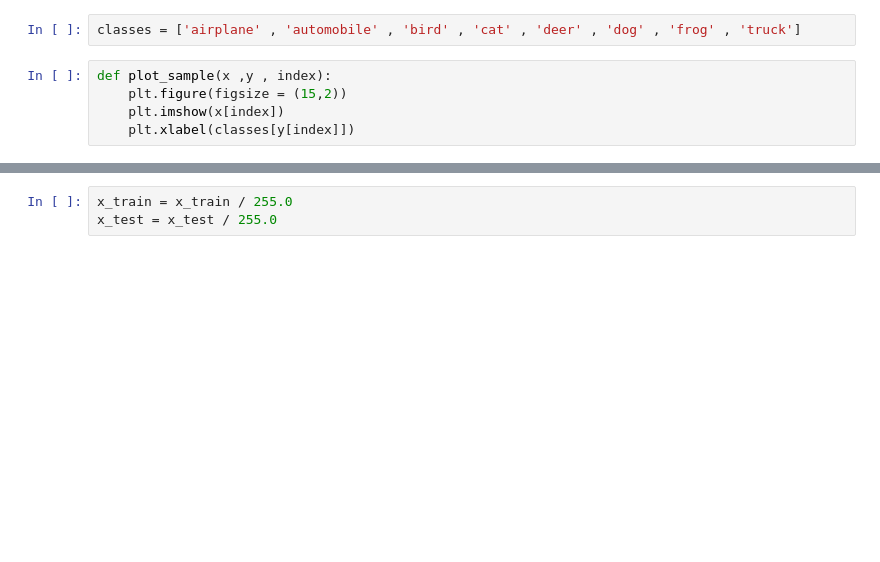
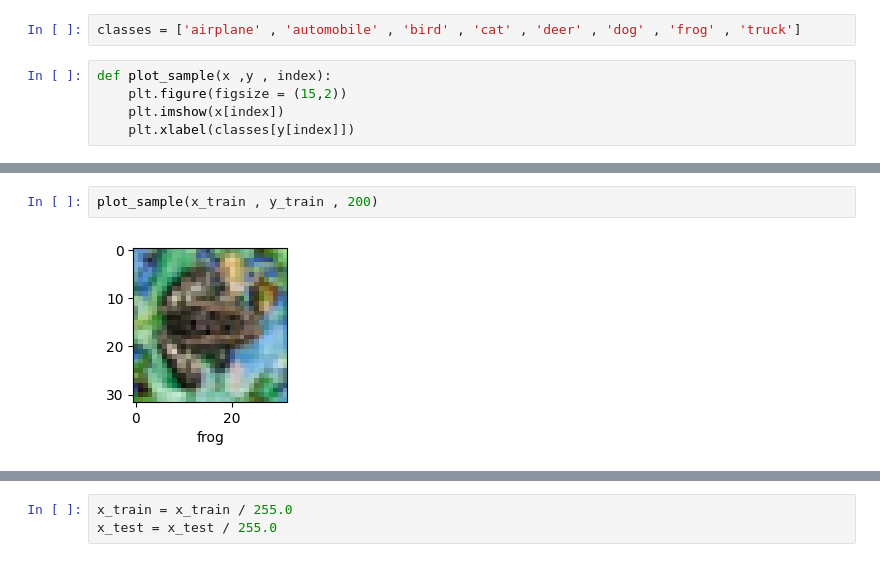
Before and after one commit to dilancodecircle-star/ML-projects-, a Jupyter notebook: image classification.ipynb, the cells around one changed output, grey strips where cells are left out. Cells and saved outputs as stored; diff of their text form; blank space fills up the shorter version.

```diff
--- a/image classification.ipynb
+++ b/image classification.ipynb
@@ -29,0 +38,4 @@ plot_sample(x_train , y_train , 5)
+# %%
+plot_sample(x_train , y_train , 200)
+# %% [output]
+[figure, added]
```
Also changed, not shown: parts of 8 cells of this notebook.
